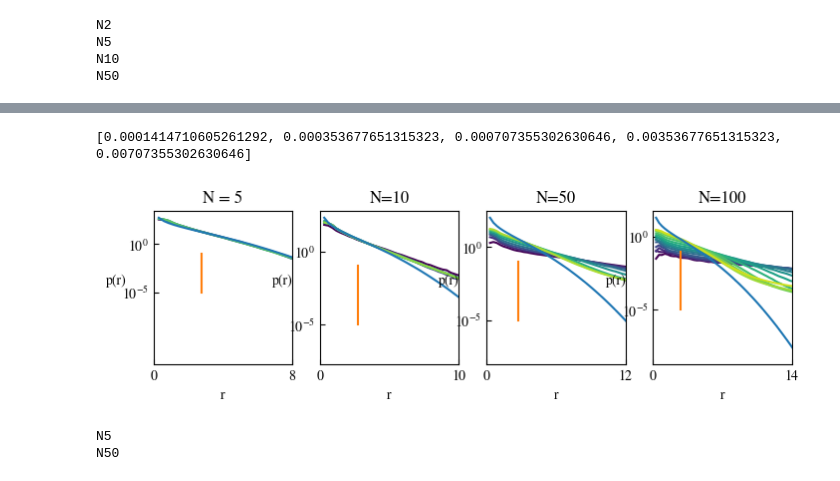
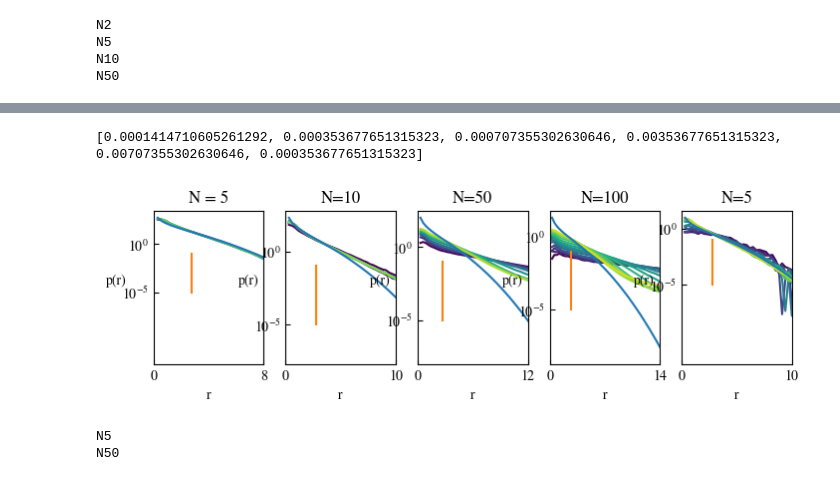
Before and after one commit to HugoLeRoy94/Analyze, a Jupyter notebook: From_Cluster/PCF.ipynb, the cells around one changed output, grey strips where cells are left out. Cells and saved outputs as stored; diff of their text form; code cells hidden in the pictures.

```diff
--- a/From_Cluster/PCF.ipynb
+++ b/From_Cluster/PCF.ipynb
@@ -7,7 +7,7 @@ import matplotlib.pyplot as plt
 import Reader
 media = "/media/hcleroy/Simulation_Res/Parallel_Simulation_aging/fixed_density/"
 from matplotlib import colormaps
-cm = colormaps['viridis']
+viridis = colormaps['viridis']
 from scipy.special import erfc
 import matplotlib
 matplotlib.rcParams['mathtext.fontset'] = 'custom'
@@ -20,6 +20,9 @@ matplotlib.rcParams['font.family'] = 'STIXGeneral'
 matplotlib.rcParams["xtick.direction"] = "in"
 matplotlib.rcParams["ytick.direction"] = "in"
 from mpl_toolkits.axes_grid1.inset_locator import inset_axes, mark_inset
+import matplotlib.colors as mcolors
+import matplotlib.colors as mcolors
+import matplotlib.cm as cm
 # %%
 file = Reader.CustomHDF5Reader(media+'mu5e_2'+'.hdf')
 file.open()
@@ -37,6 +40,9 @@ for name in Names:
 media_2 = "/media/hcleroy/Simulation_Res/Cluster/N/100/mu5e_2/"
 file_2 = "E-15_N100_ell2E3_kdiffE-4.hdf"
 pcfs.append(Data_Treatement(media_2+file_2,data_type='PCF'))
+media_2 = "/media/hcleroy/Simulation_Res/Cluster/N/5/mu5e_2/"
+file_2 = "mu5e_2_N5_pcf_only_b.hdf"
+pcfs.append(Data_Treatement(media_2+file_2,data_type='PCF'))
 
 
 for pcf in pcfs:
@@ -47,6 +53,6 @@ N5
 N10
 N50
 # %%
-Peq = lambda r,ell_tot,a : 3*a**3/(2*np.pi*ell_tot*r)*erfc(np.sqrt(3/(2*a*ell_tot))*r)
+Peq = lambda r,ell_tot,a=1 : 3*a**3/(2*np.pi*ell_tot*r)*erfc(np.sqrt(3/(2*a*ell_tot))*r)
 avR = lambda L,a : np.sqrt(2/(3*np.pi)) * 4/3*a**(7/2)*L**0.5
 # %%
@@ -60,39 +82,39 @@ for pcf in pcfs:
     rho_0.append(pcf.attributes['Nlinker']/(4/3*np.pi*15**3))
 print(rho_0)
 # %% [output]
-[0.0001414710605261292, 0.000353677651315323, 0.000707355302630646, 0.00353677651315323, 0.00707355302630646]
+[0.0001414710605261292, 0.000353677651315323, 0.000707355302630646, 0.00353677651315323, 0.00707355302630646, 0.000353677651315323]
 # %%
 ell = [pcf.attributes['ell_tot'] for pcf in pcfs[1:]]
 N = [pcf.attributes['Nlinker'] for pcf in pcfs[1:]]
-title = ['N = 5','N=10','N=50','N=100']
+title = ['N = 5','N=10','N=50','N=100','N=5']
 ylim = [(10**-6,2*10**-1),(10**-6,2*10**-1),(10**-6,2*10**-1),(10**-6,2*10**-1)]
-xlim = [(0,8),(0,10),(0,12),(0,14)]
+xlim = [(0,8),(0,10),(0,12),(0,14),(0,10)]
 #xlim = [(0,8),(0,8),(0,8),(0,8)]
 ncol = pcfs.__len__()-1
 fig,ax = plt.subplots(figsize=(8.27, 2),ncols=ncol)
 i=0
 x = np.linspace(0.1,15,100)
 for pcf in pcfs[1:]:
     n=0
     for x,data in zip(pcf.binned_time,pcf.average_data):
-        ax[i].plot(x,data/rho_0[i],color = cm(n/pcf.average_data.__len__()))
+        ax[i].plot(x,data/rho_0[i],color = viridis(n/pcf.average_data.__len__()))
         n+=1
     ax[i].plot(x,Peq(x,ell[i]/N[i],1.)/rho_0[i])
     #ax[i].plot(x,Peq(x,ell[i],avR(ell[i]/N[i],1)))
     ax[i].plot([avR(ell[i]/N[i],1),avR(ell[i]/N[i],1)],[10**-5,10**-1])
     ax[i].set_yscale('log')
     ax[i].set_title(title[i])
     #ax[i].set_ylim(ylim[i])
     ax[i].set_xlim(xlim[i])
     ax[i].set_yticks([10**0,10**-5])
     ax[i].set_xticks(xlim[i])
     ax[i].set_xlabel('r')
     ax[i].set_ylabel('p(r)',rotation=0)
     ax[i].yaxis.set_minor_locator(plt.NullLocator())
     i+=1
 #plt.savefig('pcf_n.svg',transparent=True,bbox_inches='tight')
 # %% [output]
-[figure, old version]
+[figure, new version]
 # %%
 Names = ['N5','N50']
 nrgs = list()
```
Also changed, not shown: parts of 6 cells of this notebook, 8 other files.
